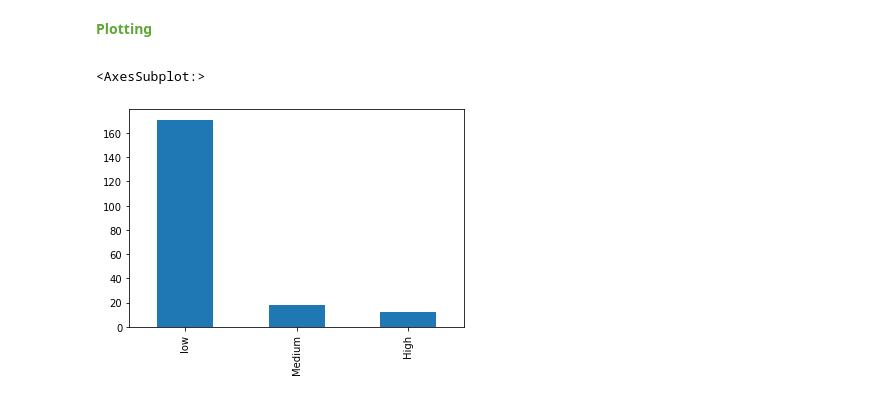
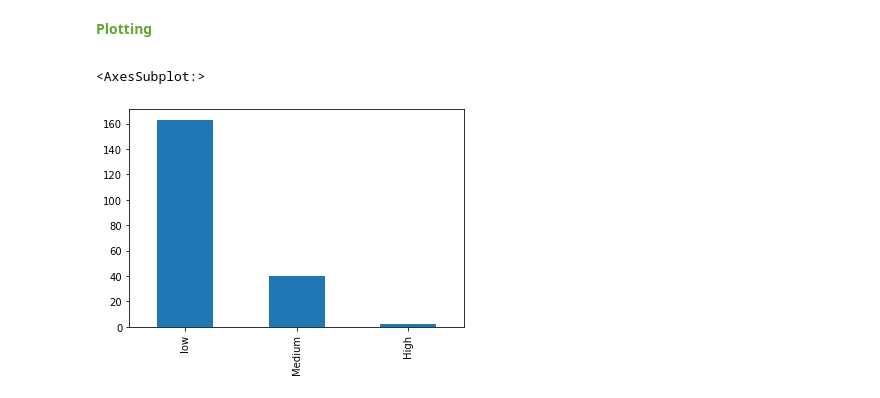
Before and after one commit to sltm-14/AI-101, a Jupyter notebook: Data_Analysis/02_04 Binning (Discretización).ipynb, the cells around one changed output. Drawn from its saved outputs; the diff is of its cells as text; code cells hidden in the pictures.

```diff
--- a/Data_Analysis/02_04 Binning (Discretización).ipynb
+++ b/Data_Analysis/02_04 Binning (Discretización).ipynb
@@ -33,8 +35,4 @@ path = "./Datasets/imports-85_modified.csv"
 df = pd.read_csv(path)
-# %%
-df["price"] = df["price"].replace("?",pd.NaT)
-df.dropna(subset = ['price'], axis = 0, inplace = True)
-df["price"] = df["price"].astype("int")
 # %% [markdown]
 <b>
     <font size="+1">
@@ -48,3 +66,2 @@ df["price"] = df["price"].astype("int")
 # %%
-bins = np.linspace( min(df["price"]), max(df["price"]),4 )
-bins
+df["horsepower"]=df["horsepower"].astype(int, copy=True)
@@ -52,0 +81,3 @@ array([ 5118.        , 18545.33333333, 31972.66666667, 45400.        ])
+# %%
+bins = np.linspace(min(df["horsepower"]), max(df["horsepower"]), 4)
+bins
@@ -53,4 +86,5 @@ array([ 5118.        , 18545.33333333, 31972.66666667, 45400.        ])
 # %%
 group_names = ["low", "Medium", "High"]
 # %%
-df["prince-binned"] = pd.cut(df["price"], bins, labels = group_names, include_lowest = True)
+df['horsepower-binned'] = pd.cut(df['horsepower'], bins, labels=group_names, include_lowest=True )
+df[['horsepower','horsepower-binned']].head(20)
@@ -76,8 +118,8 @@ Categories (3, object): ['low' < 'Medium' < 'High']
 import matplotlib.pyplot as plt
 %matplotlib inline
 # %%
-val_counts = df["prince-binned"].value_counts()
+val_counts = df["horsepower-binned"].value_counts()
 val_counts.plot(kind = 'bar')
 # %% [output]
 <AxesSubplot:>
-[figure, old version]
+[figure, new version]
```
Also changed, not shown: parts of 14 cells of this notebook, 10 other files.
